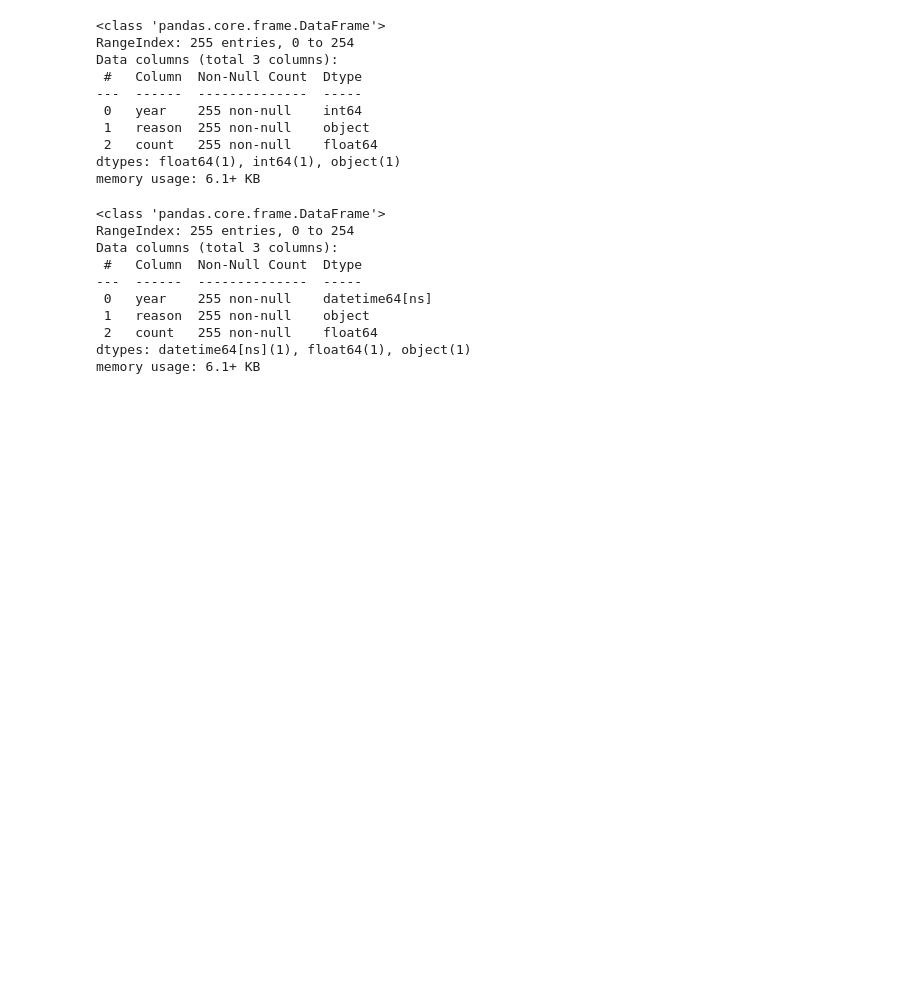
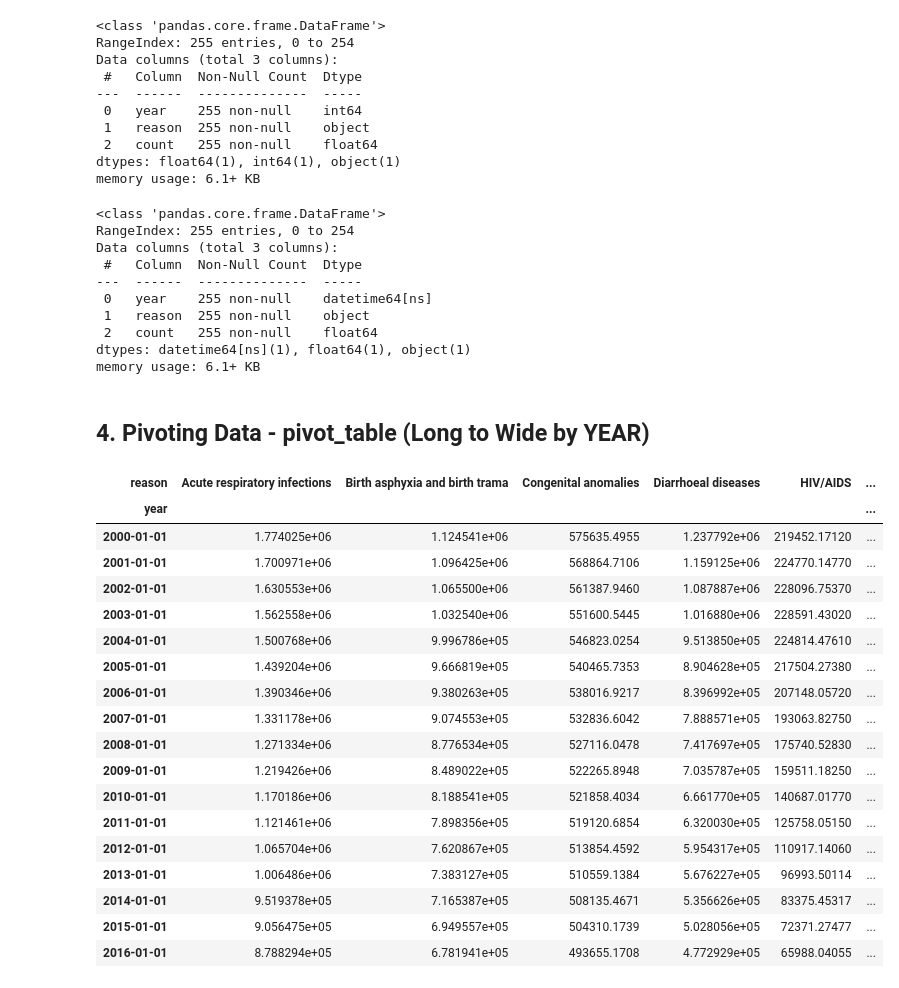
Before and after one commit to ISSS623-AHA/ISSS623_2024, a Jupyter notebook: Lecture 2/Lecture_2_Lab1_CKD.ipynb, the cells around one changed output. Drawn from its saved outputs; the diff is of its cells as text; code cells hidden in the pictures; blank space fills up the shorter version.

```diff
--- a/Lecture 2/Lecture_2_Lab1_CKD.ipynb
+++ b/Lecture 2/Lecture_2_Lab1_CKD.ipynb
@@ -619,11 +606,38 @@ Data columns (total 3 columns):
  2   count   255 non-null    float64
 dtypes: datetime64[ns](1), float64(1), object(1)
 memory usage: 6.1+ KB
+# %% [markdown]
+## 4. Pivoting Data - pivot_table (Long to Wide by YEAR)
 # %%
 %matplotlib inline
 import matplotlib.pyplot as plt
 
 # Plot the time-series across different reasons for childhood mortality
 # Set 'year' as the index if it's not already
 childmortality['year'] = pd.to_datetime(childmortality['year'], format='%Y')  # Ensure 'year' is datetime type
 childmortality.set_index('year', inplace=True)
+
+# Pivot the table to get 'reason' as columns and 'year' as rows
+pivot_table = childmortality.pivot_table(values='count', index='year', columns='reason', aggfunc='sum')
+pivot_table.drop('livebirths', axis=1, inplace=True)
+pivot_table
+# %% [output]
+| reason | Acute respiratory infections | Birth asphyxia and birth trama | Congenital anomalies | Diarrhoeal diseases | HIV/AIDS | ... |
+| year |  |  |  |  |  | ... |
+| 2000-01-01 | 1.774025e+06 | 1.124541e+06 | 575635.4955 | 1.237792e+06 | 219452.17120 | ... |
+| 2001-01-01 | 1.700971e+06 | 1.096425e+06 | 568864.7106 | 1.159125e+06 | 224770.14770 | ... |
+| 2002-01-01 | 1.630553e+06 | 1.065500e+06 | 561387.9460 | 1.087887e+06 | 228096.75370 | ... |
+| 2003-01-01 | 1.562558e+06 | 1.032540e+06 | 551600.5445 | 1.016880e+06 | 228591.43020 | ... |
+| 2004-01-01 | 1.500768e+06 | 9.996786e+05 | 546823.0254 | 9.513850e+05 | 224814.47610 | ... |
+| 2005-01-01 | 1.439204e+06 | 9.666819e+05 | 540465.7353 | 8.904628e+05 | 217504.27380 | ... |
+| 2006-01-01 | 1.390346e+06 | 9.380263e+05 | 538016.9217 | 8.396992e+05 | 207148.05720 | ... |
+| 2007-01-01 | 1.331178e+06 | 9.074553e+05 | 532836.6042 | 7.888571e+05 | 193063.82750 | ... |
+| 2008-01-01 | 1.271334e+06 | 8.776534e+05 | 527116.0478 | 7.417697e+05 | 175740.52830 | ... |
+| 2009-01-01 | 1.219426e+06 | 8.489022e+05 | 522265.8948 | 7.035787e+05 | 159511.18250 | ... |
+| 2010-01-01 | 1.170186e+06 | 8.188541e+05 | 521858.4034 | 6.661770e+05 | 140687.01770 | ... |
+| 2011-01-01 | 1.121461e+06 | 7.898356e+05 | 519120.6854 | 6.320030e+05 | 125758.05150 | ... |
+| 2012-01-01 | 1.065704e+06 | 7.620867e+05 | 513854.4592 | 5.954317e+05 | 110917.14060 | ... |
+| 2013-01-01 | 1.006486e+06 | 7.383127e+05 | 510559.1384 | 5.676227e+05 | 96993.50114 | ... |
+| 2014-01-01 | 9.519378e+05 | 7.165387e+05 | 508135.4671 | 5.356626e+05 | 83375.45317 | ... |
+| 2015-01-01 | 9.056475e+05 | 6.949557e+05 | 504310.1739 | 5.028056e+05 | 72371.27477 | ... |
+| 2016-01-01 | 8.788294e+05 | 6.781941e+05 | 493655.1708 | 4.772929e+05 | 65988.04055 | ... |
```
Also changed, not shown: parts of 16 cells of this notebook.
